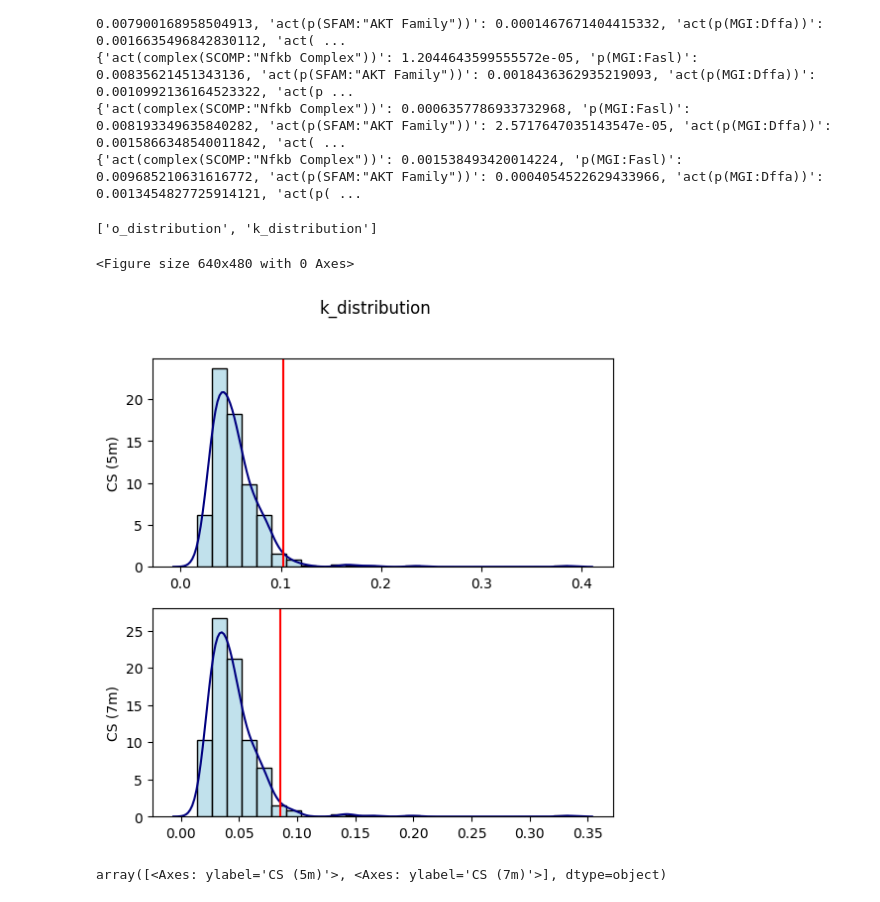
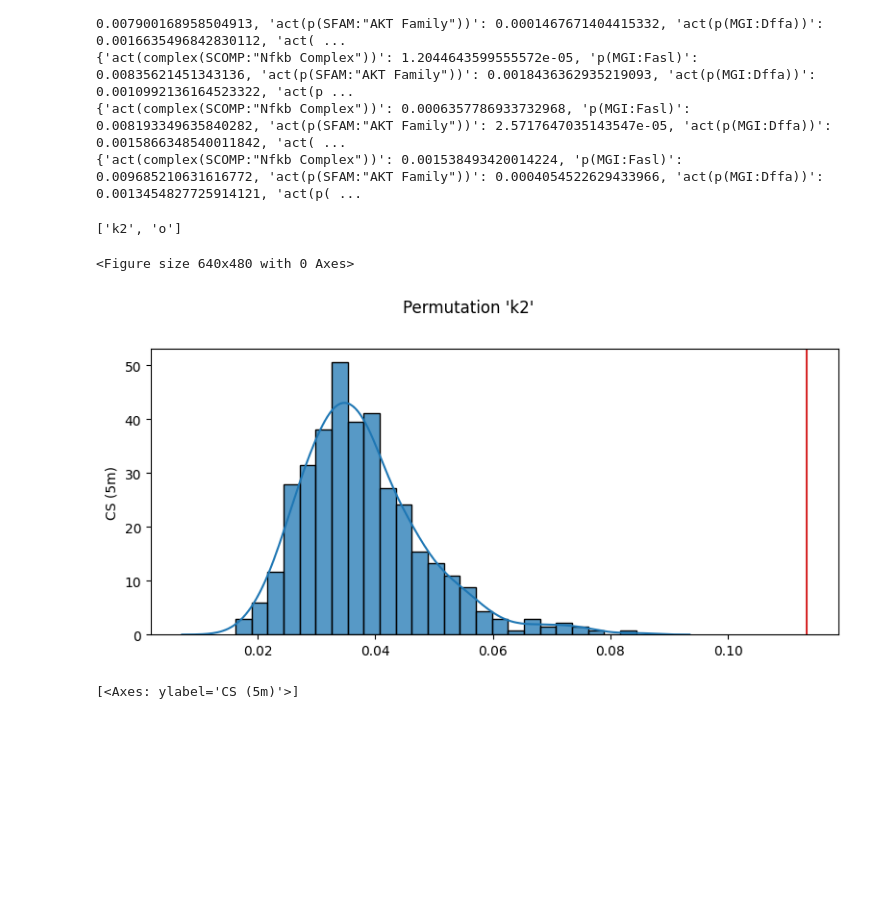
Before and after one commit to mikethenut/perturbationx, a Jupyter notebook: example.ipynb, the cells around one changed output. Cells and saved outputs as stored; diff of their text form; code cells hidden in the pictures; blank space fills up the shorter version.

Commit message:
Final update to plot functions.

```diff
--- a/example.ipynb
+++ b/example.ipynb
@@ -19,3 +19,3 @@ for data_id, dataset in datasets.items():
 # %%
-results = my_cbn.compute_npa(datasets)
+results = my_cbn.toponpa(datasets)
 # %% [output]
@@ -95,13 +84,13 @@ for d in results.datasets():
 # %%
 results.distributions()
 # %% [output]
-['o_distribution', 'k_distribution']
+['k2', 'o']
 # %%
-results.plot_distribution('k_distribution')
+results.plot_distribution('k2')
 # %% [output]
 <Figure size 640x480 with 0 Axes>
-[figure, old version]
+[figure, new version]
-array([<Axes: ylabel='CS (5m)'>, <Axes: ylabel='CS (7m)'>], dtype=object)
+[<Axes: ylabel='CS (5m)'>]
 # %%
 import py4cytoscape as p4c
 p4c.cytoscape_version_info()
```
Also changed, not shown: parts of 14 cells of this notebook, 14 other files.
